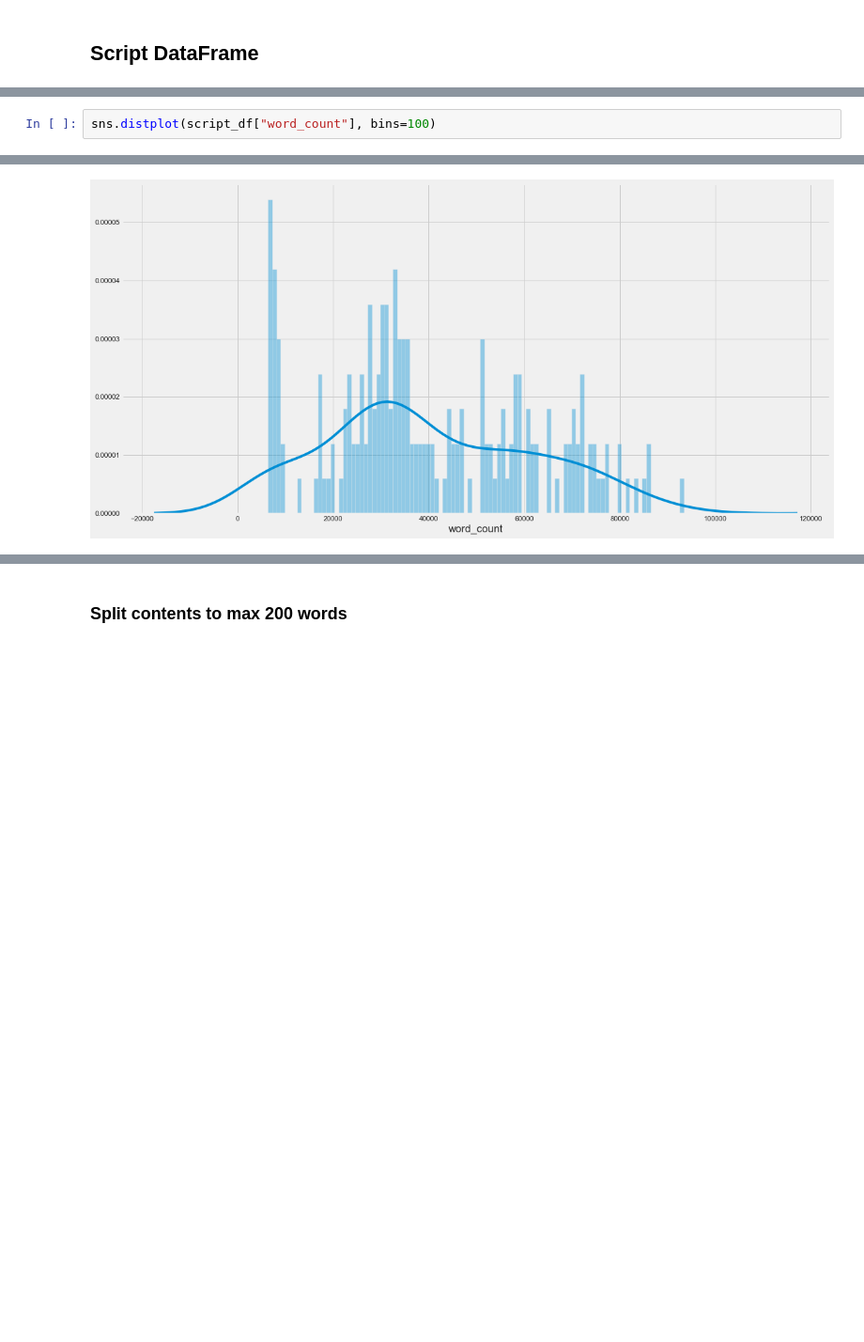
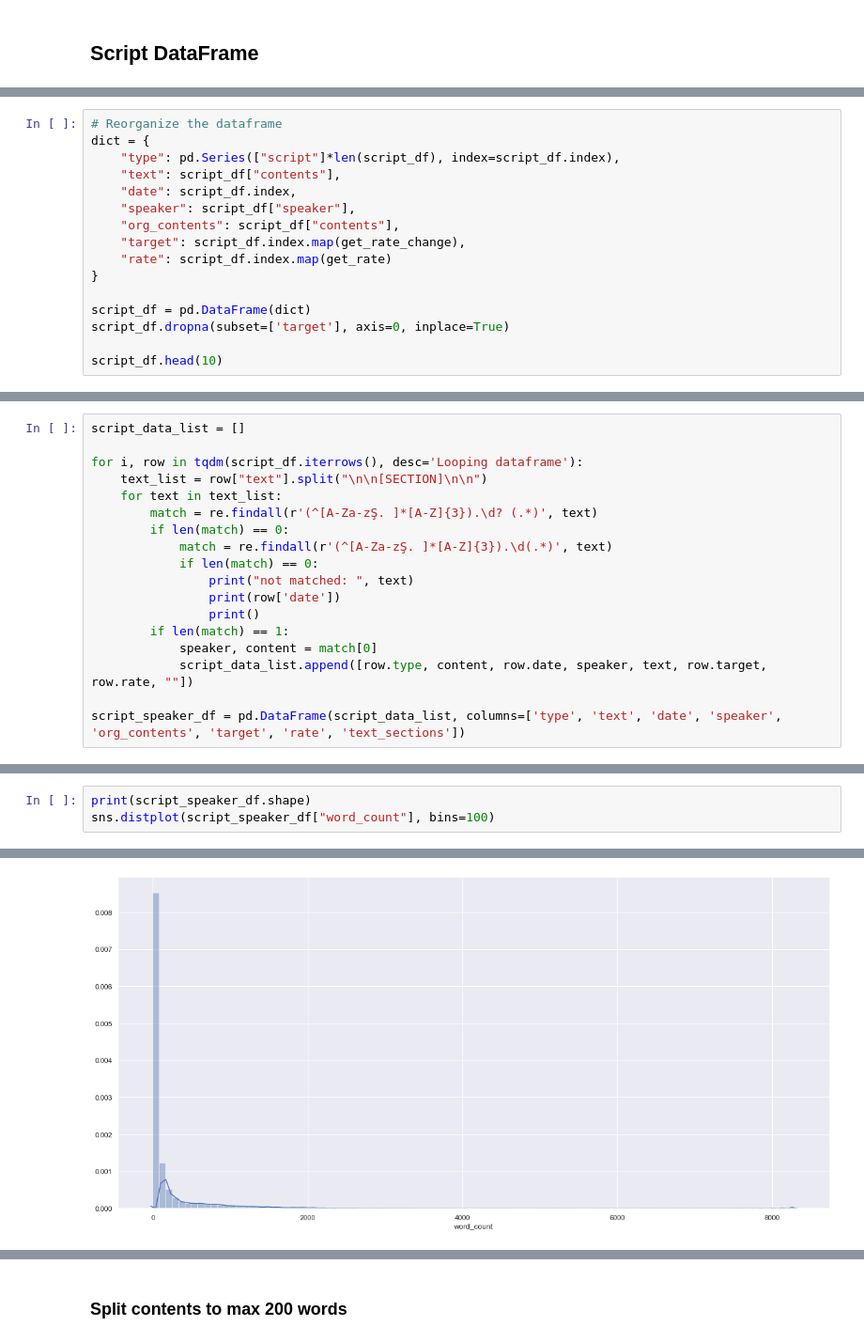
Before and after one commit to yukit-k/centralbank_analysis, a Jupyter notebook: src/FOMC_Analysis_Preprocess.ipynb, the cells around one changed output, grey strips where cells are left out. Shown at 94% size. Drawn from its saved outputs; the diff is of its cells as text; blank space fills up the shorter version.

Commit message:
feat: Pre-process data for four chairpersons

```diff
--- a/src/FOMC_Analysis_Preprocess.ipynb
+++ b/src/FOMC_Analysis_Preprocess.ipynb
@@ -647,0 +633,16 @@ See the caveats in the documentation: http://pandas.pydata.org/pandas-docs/stabl
+# %%
+# Reorganize the dataframe
+dict = {
+    "type": pd.Series(["script"]*len(script_df), index=script_df.index),
+    "text": script_df["contents"],
+    "date": script_df.index,
+    "speaker": script_df["speaker"],
+    "org_contents": script_df["contents"],
+    "target": script_df.index.map(get_rate_change),
+    "rate": script_df.index.map(get_rate)
+}
+
+script_df = pd.DataFrame(dict)
+script_df.dropna(subset=['target'], axis=0, inplace=True)
+
+script_df.head(10)
@@ -647,0 +685,18 @@ See the caveats in the documentation: http://pandas.pydata.org/pandas-docs/stabl
+# %%
+script_data_list = []
+
+for i, row in tqdm(script_df.iterrows(), desc='Looping dataframe'):
+    text_list = row["text"].split("\n\n[SECTION]\n\n")
+    for text in text_list:
+        match = re.findall(r'(^[A-Za-zŞ. ]*[A-Z]{3}).\d? (.*)', text)
+        if len(match) == 0:
+            match = re.findall(r'(^[A-Za-zŞ. ]*[A-Z]{3}).\d(.*)', text)
+            if len(match) == 0:
+                print("not matched: ", text)
+                print(row['date'])
+                print()
+        if len(match) == 1:
+            speaker, content = match[0]
+            script_data_list.append([row.type, content, row.date, speaker, text, row.target, row.rate, ""])
+
+script_speaker_df = pd.DataFrame(script_data_list, columns=['type', 'text', 'date', 'speaker', 'org_contents', 'target', 'rate', 'text_sections'])
@@ -648,3 +736,4 @@ See the caveats in the documentation: http://pandas.pydata.org/pandas-docs/stabl
 # %%
-sns.distplot(script_df["word_count"], bins=100)
+print(script_speaker_df.shape)
+sns.distplot(script_speaker_df["word_count"], bins=100)
 # %% [output]
@@ -652 +742 @@ sns.distplot(script_df["word_count"], bins=100)
-[figure, old version]
+[figure, new version]
```
Also changed, not shown: parts of 45 cells of this notebook.
